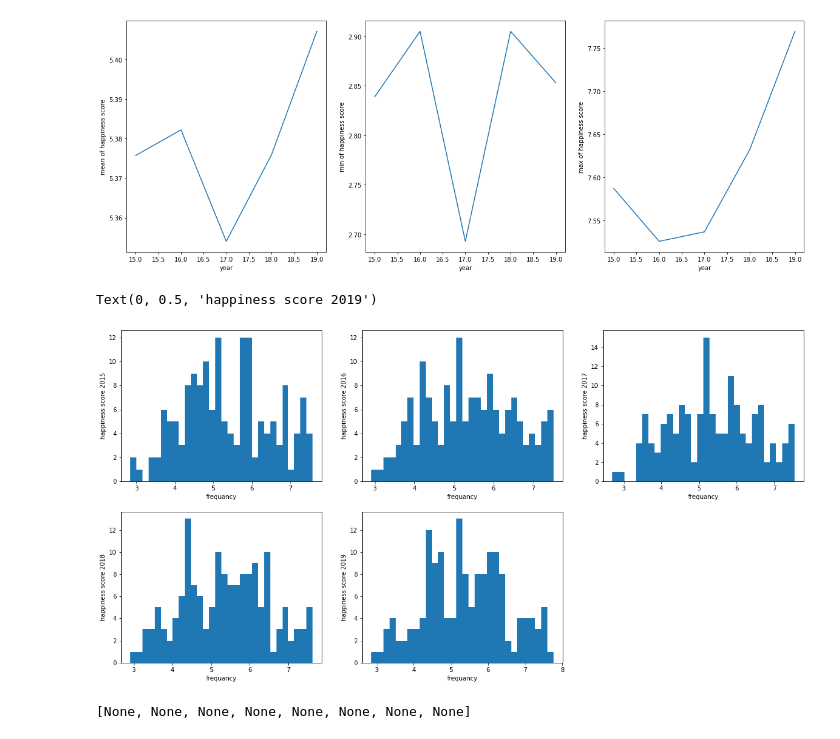
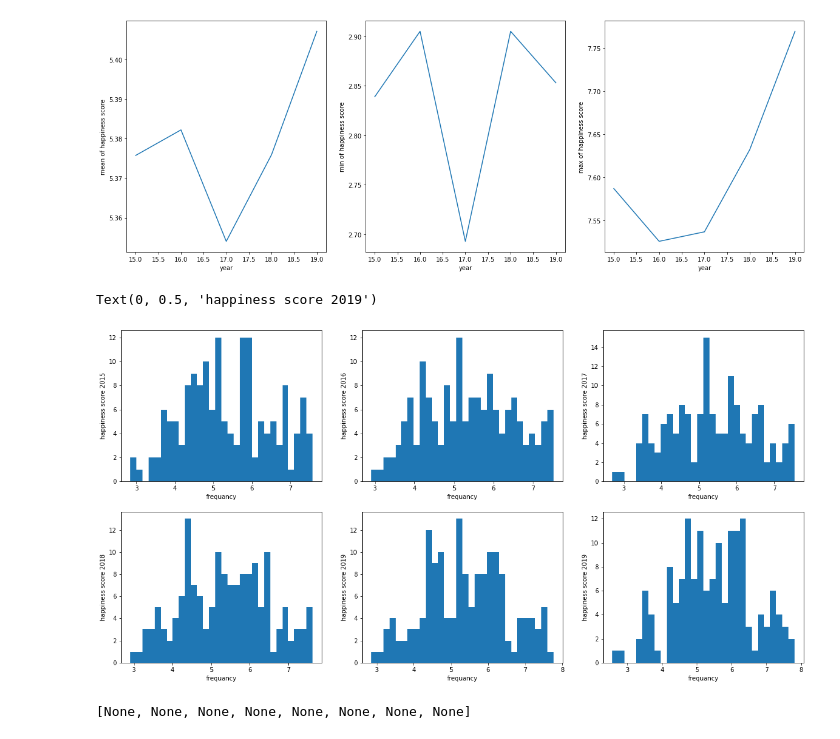
Before and after one commit to Noha-Magdy/world-happiness-report-analysis, a Jupyter notebook: Happiness_report_analysis.ipynb, the cells around one changed output. Saved outputs shown, nothing was run; the diff lists cells and outputs as text; code cells hidden in the pictures.

Commit message:
covid data loaded

```diff
--- a/Happiness_report_analysis.ipynb
+++ b/Happiness_report_analysis.ipynb
@@ -359,33 +391,38 @@ Text(0, 0.5, 'max of happiness score')
 # %%
 
 f = plt.figure(figsize=(20,10))
 f.add_subplot(231)
 data15_new['Happiness Score'].plot.hist(bins=30)
 plt.xlabel("frequancy")
 plt.ylabel("happiness score 2015")
 
 f.add_subplot(232)
 data16_new['Happiness Score'].plot.hist(bins=30)
 plt.xlabel("frequancy")
 plt.ylabel("happiness score 2016")
 
 f.add_subplot(233)
 data17_new['Happiness Score'].plot.hist(bins=30)
 plt.xlabel("frequancy")
 plt.ylabel("happiness score 2017")
 
 f.add_subplot(234)
 data18_new['Happiness Score'].plot.hist(bins=30)
 plt.xlabel("frequancy")
 plt.ylabel("happiness score 2018")
 
 f.add_subplot(235)
 data19_new['Happiness Score'].plot.hist(bins=30)
 plt.xlabel("frequancy")
 plt.ylabel("happiness score 2019")
+
+f.add_subplot(236)
+data20['Ladder score'].plot.hist(bins=30)
+plt.xlabel("frequancy")
+plt.ylabel("happiness score 2019")
 # %% [output]
 Text(0, 0.5, 'happiness score 2019')
-[figure, old version]
+[figure, new version]
 # %%
 x = sns.boxplot(data=happiness_report_18[['Healthy life expectancy','Freedom to make life choices','Generosity','Perceptions of corruption']])
 
```
Also changed, not shown: parts of 9 cells of this notebook.
